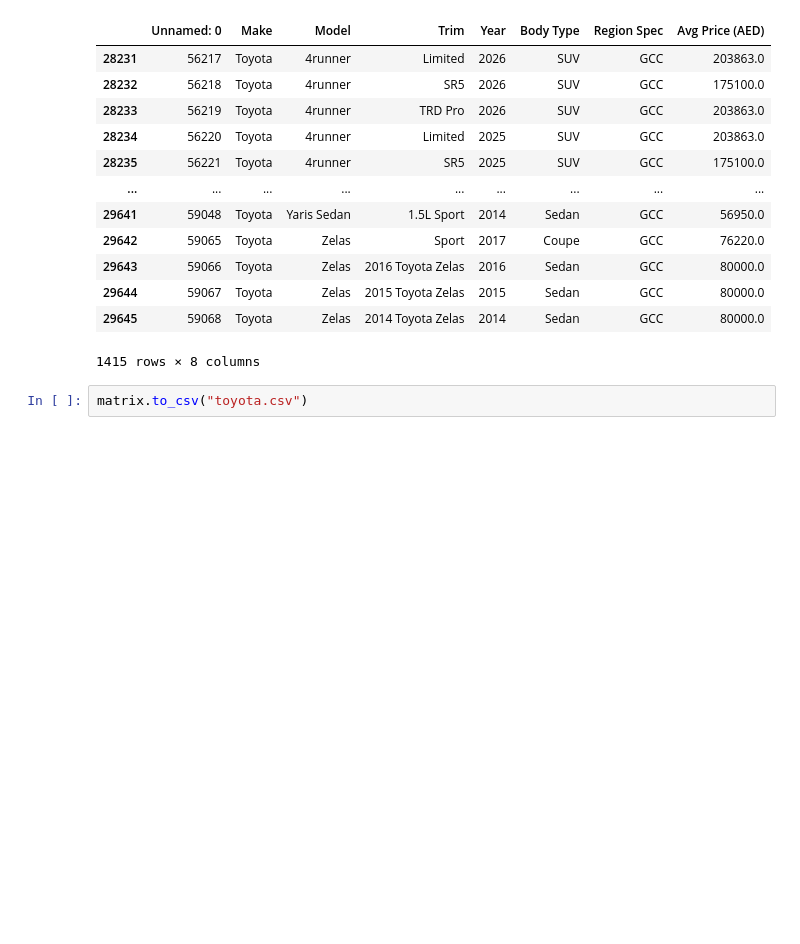
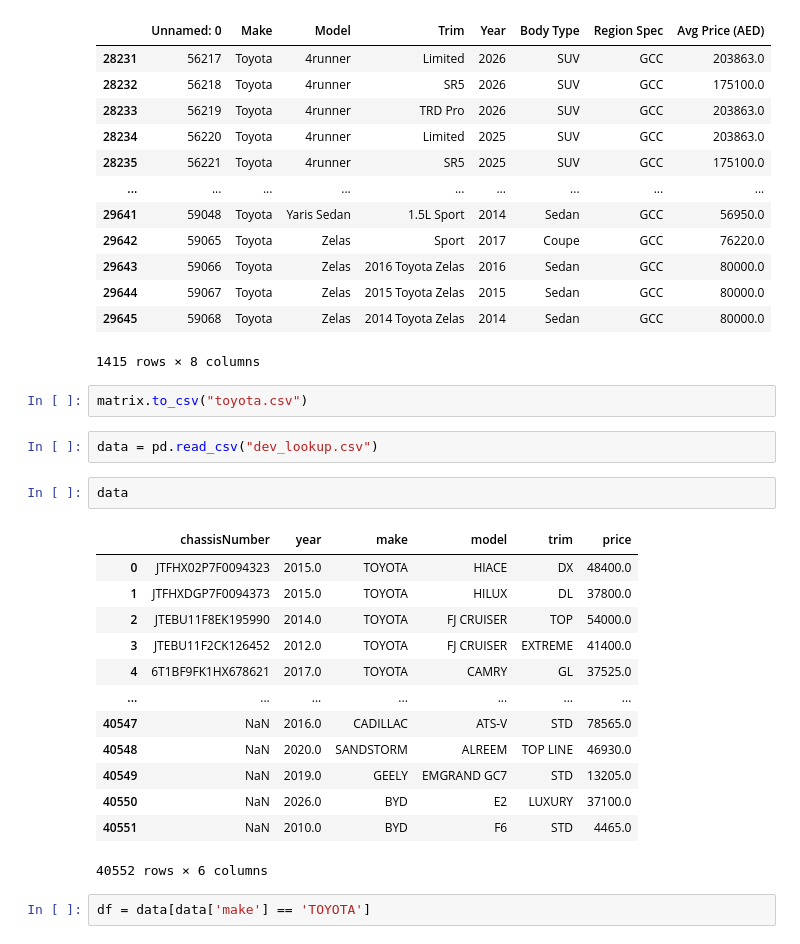
Before and after one commit to sarthaknimbark/vin-sphere-backend, a Jupyter notebook: new_valuation/new_dep.ipynb, the cells around one changed output. Cells and saved outputs as stored; diff of their text form; blank space fills up the shorter version.

```diff
--- a/new_valuation/new_dep.ipynb
+++ b/new_valuation/new_dep.ipynb
@@ -165,3 +165,23 @@ matrix
 1415 rows × 8 columns
 # %%
 matrix.to_csv("toyota.csv")
+# %%
+data = pd.read_csv("dev_lookup.csv")
+# %%
+data
+# %% [output]
+|  | chassisNumber | year | make | model | trim | price |
+| 0 | JTFHX02P7F0094323 | 2015.0 | TOYOTA | HIACE | DX | 48400.0 |
+| 1 | JTFHXDGP7F0094373 | 2015.0 | TOYOTA | HILUX | DL | 37800.0 |
+| 2 | JTEBU11F8EK195990 | 2014.0 | TOYOTA | FJ CRUISER | TOP | 54000.0 |
+| 3 | JTEBU11F2CK126452 | 2012.0 | TOYOTA | FJ CRUISER | EXTREME | 41400.0 |
+| 4 | 6T1BF9FK1HX678621 | 2017.0 | TOYOTA | CAMRY | GL | 37525.0 |
+| ... | ... | ... | ... | ... | ... | ... |
+| 40547 | NaN | 2016.0 | CADILLAC | ATS-V | STD | 78565.0 |
+| 40548 | NaN | 2020.0 | SANDSTORM | ALREEM | TOP LINE | 46930.0 |
+| 40549 | NaN | 2019.0 | GEELY | EMGRAND GC7 | STD | 13205.0 |
+| 40550 | NaN | 2026.0 | BYD | E2 | LUXURY | 37100.0 |
+| 40551 | NaN | 2010.0 | BYD | F6 | STD | 4465.0 |
+40552 rows × 6 columns
+# %%
+df = data[data['make'] == 'TOYOTA']
```
Also changed, not shown: parts of 2 cells of this notebook, 2 other files.
